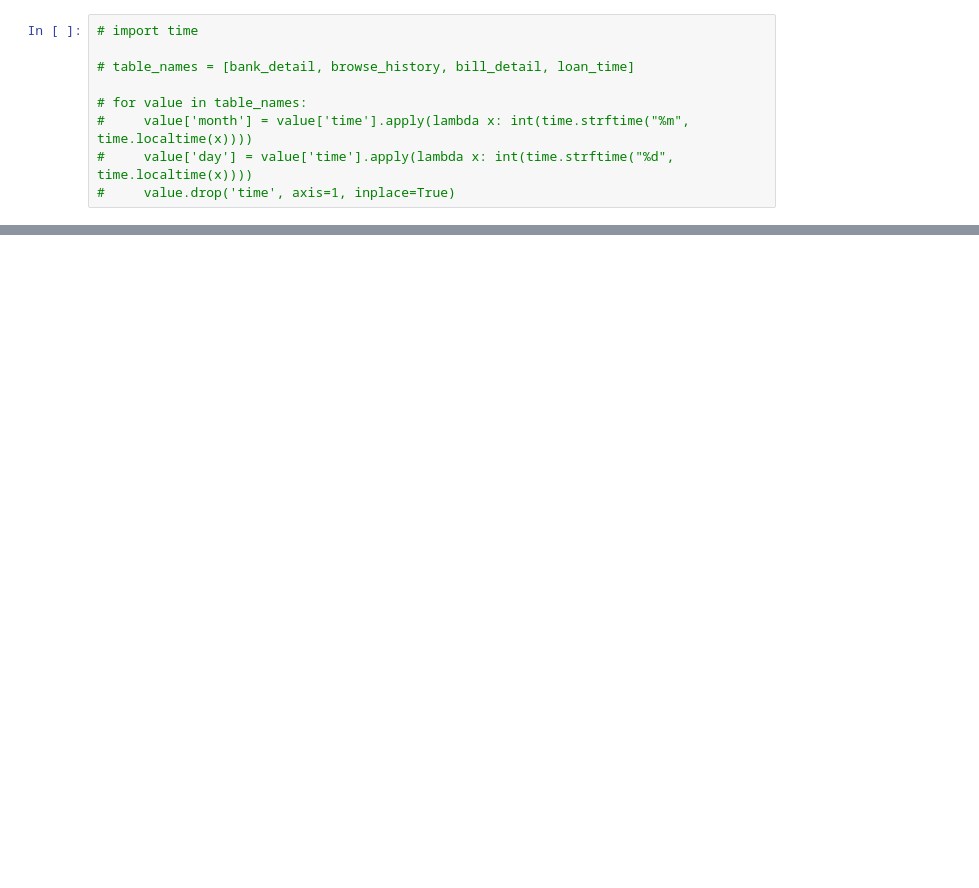
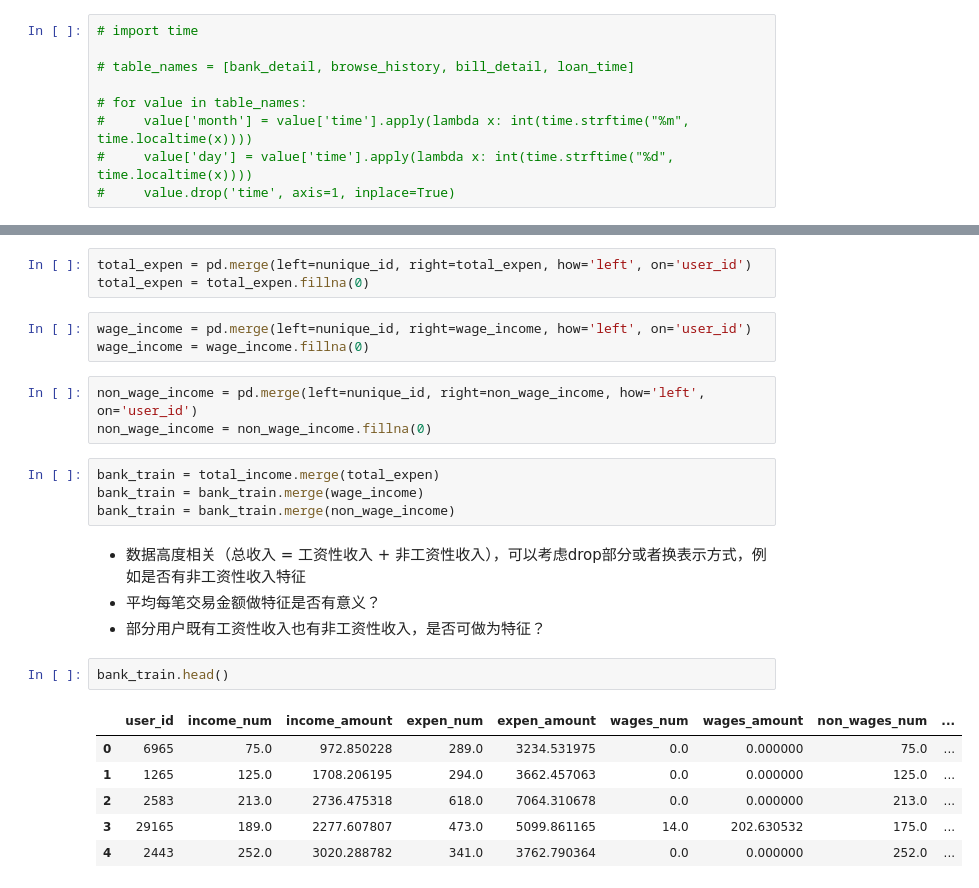
Before and after one commit to qmylzx/UserLoan, a Jupyter notebook: algorithm/src/EDA.ipynb, the cells around one changed output, grey strips where cells are left out. Saved outputs shown, nothing was run; the diff lists cells and outputs as text; blank space fills up the shorter version.

```diff
--- a/algorithm/src/EDA.ipynb
+++ b/algorithm/src/EDA.ipynb
@@ -143,0 +192,26 @@ unique_id = temp.drop_duplicates(subset=['user_id'], keep='first')[['user_id']]
+# %%
+total_expen = pd.merge(left=nunique_id, right=total_expen, how='left', on='user_id')
+total_expen = total_expen.fillna(0)
+# %%
+wage_income = pd.merge(left=nunique_id, right=wage_income, how='left', on='user_id')
+wage_income = wage_income.fillna(0)
+# %%
+non_wage_income = pd.merge(left=nunique_id, right=non_wage_income, how='left', on='user_id')
+non_wage_income = non_wage_income.fillna(0)
+# %%
+bank_train = total_income.merge(total_expen)
+bank_train = bank_train.merge(wage_income)
+bank_train = bank_train.merge(non_wage_income)
+# %% [markdown]
+- 数据高度相关（总收入 = 工资性收入 + 非工资性收入），可以考虑drop部分或者换表示方式，例如是否有非工资性收入特征
+- 平均每笔交易金额做特征是否有意义？
+- 部分用户既有工资性收入也有非工资性收入，是否可做为特征？
+# %%
+bank_train.head()
+# %% [output]
+|  | user_id | income_num | income_amount | expen_num | expen_amount | wages_num | wages_amount | non_wages_num | ... |
+| 0 | 6965 | 75.0 | 972.850228 | 289.0 | 3234.531975 | 0.0 | 0.000000 | 75.0 | ... |
+| 1 | 1265 | 125.0 | 1708.206195 | 294.0 | 3662.457063 | 0.0 | 0.000000 | 125.0 | ... |
+| 2 | 2583 | 213.0 | 2736.475318 | 618.0 | 7064.310678 | 0.0 | 0.000000 | 213.0 | ... |
+| 3 | 29165 | 189.0 | 2277.607807 | 473.0 | 5099.861165 | 14.0 | 202.630532 | 175.0 | ... |
+| 4 | 2443 | 252.0 | 3020.288782 | 341.0 | 3762.790364 | 0.0 | 0.000000 | 252.0 | ... |
```
Also changed, not shown: parts of 56 cells of this notebook, 1 other file.
